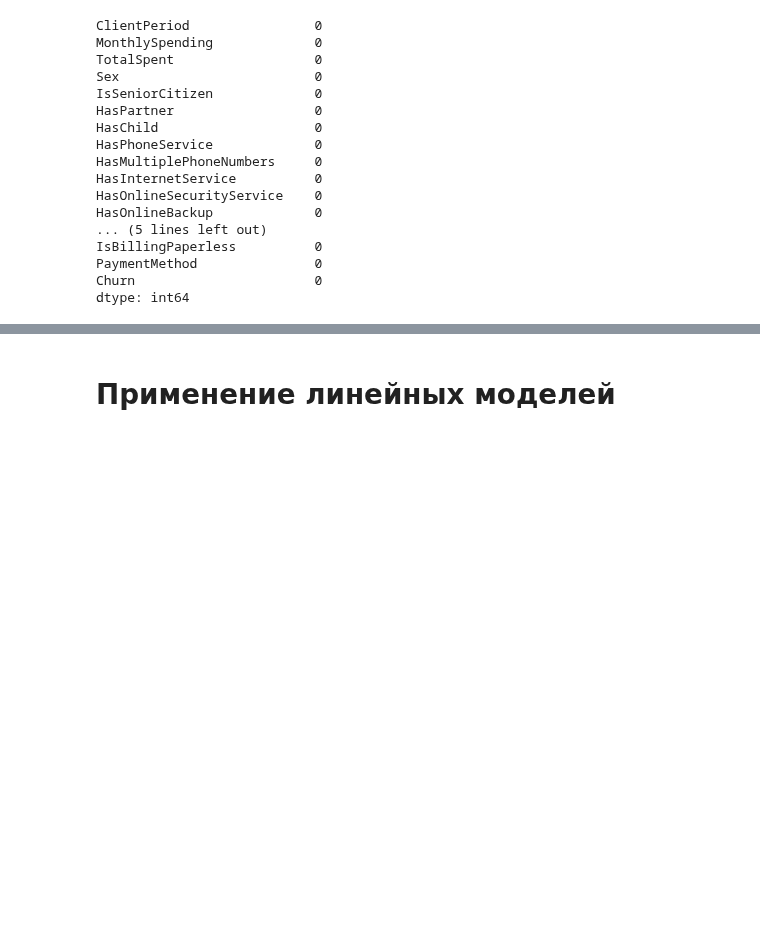
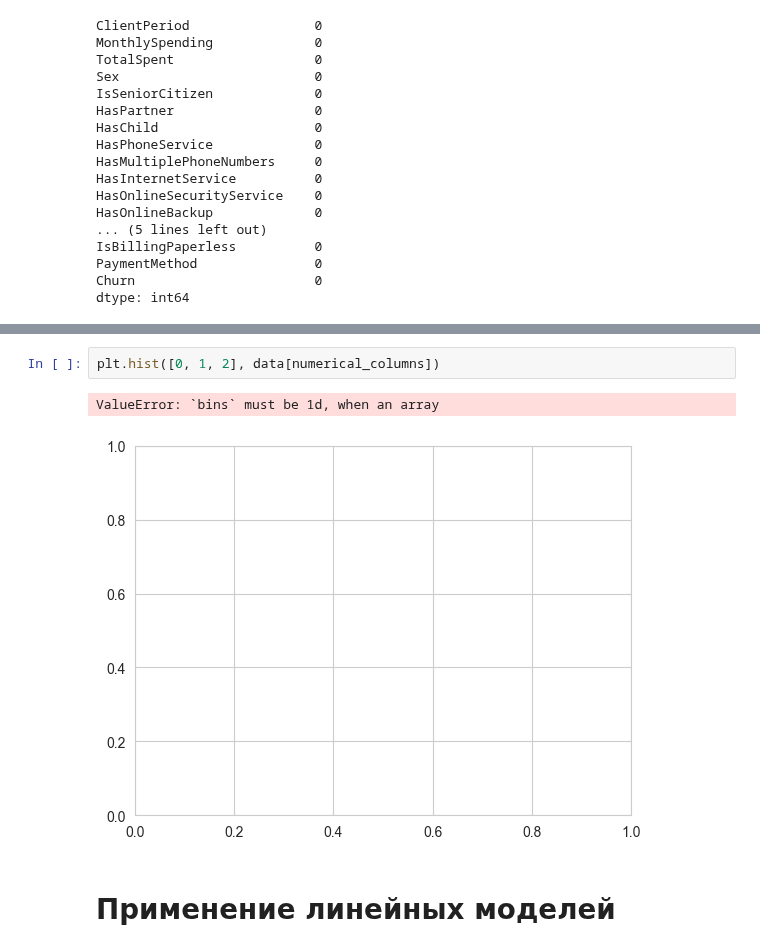
Before and after one commit to kudrmax/machine-learning, a Jupyter notebook: dls/dls-hw/dls-hw3/result.ipynb, the cells around one changed output, grey strips where cells are left out. Saved outputs shown, nothing was run; the diff lists cells and outputs as text; blank space fills up the shorter version.

```diff
--- a/dls/dls-hw/dls-hw3/result.ipynb
+++ b/dls/dls-hw/dls-hw3/result.ipynb
@@ -103,3 +176,8 @@ dtype: int64
+# %%
+plt.hist([0, 1, 2], data[numerical_columns])
+# %% [output]
+ValueError: `bins` must be 1d, when an array
+[figure, added]
 # %% [markdown]
 # Применение линейных моделей
 # %% [markdown]
```
Also changed, not shown: parts of 17 cells of this notebook.
